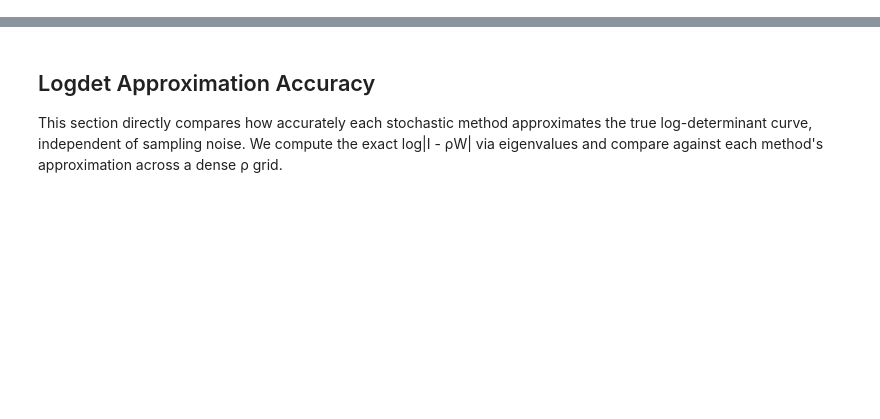
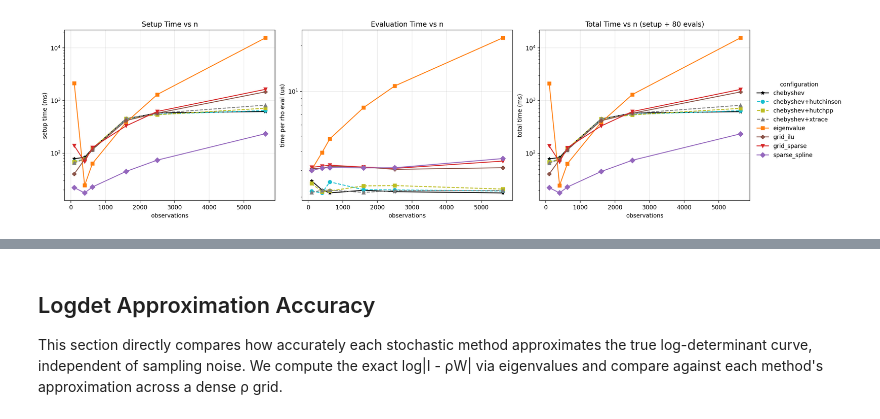
Before and after one commit to knaaptime/bayespecon, a Jupyter notebook: docs/source/user-guide/logdet_profiling.ipynb, the cells around one changed output, grey strips where cells are left out. Cells and saved outputs as stored; diff of their text form; code cells hidden in the pictures; blank space fills up the shorter version.

```diff
--- a/docs/source/user-guide/logdet_profiling.ipynb
+++ b/docs/source/user-guide/logdet_profiling.ipynb
@@ -185,37 +241,60 @@ res
 # %%
 if res.empty:
     raise RuntimeError("No profiling results were generated.")
 
-fig, axes = plt.subplots(1, 3, figsize=(16, 4.8), constrained_layout=True)
+# Distinct color + marker per profiled configuration.
+method_styles = {
+    "eigenvalue":              {"color": "#ff7f0e", "marker": "s", "linestyle": "-"},
+    "grid_sparse":             {"color": "#d62728", "marker": "v", "linestyle": "-"},
+    "sparse_spline":           {"color": "#9467bd", "marker": "D", "linestyle": "-"},
+    "grid_ilu":                {"color": "#8c564b", "marker": "P", "linestyle": "-"},
+    "chebyshev":               {"color": "#000000", "marker": "*", "linestyle": "-"},
+    "chebyshev+hutchinson":    {"color": "#17becf", "marker": "o", "linestyle": "--"},
+    "chebyshev+hutchpp":       {"color": "#bcbd22", "marker": "s", "linestyle": "--"},
+    "chebyshev+xtrace":        {"color": "#7f7f7f", "marker": "^", "linestyle": "--"},
+}
+
+fig, axes = plt.subplots(1, 3, figsize=(17, 4.8), constrained_layout=True)
 
 for method, grp in res.groupby("method"):
     grp = grp.sort_values("n_obs")
-    axes[0].plot(grp["n_obs"], grp["setup_ms"], marker="o", label=method)
-    axes[1].plot(grp["n_obs"], grp["eval_us"], marker="o", label=method)
-    axes[2].plot(grp["n_obs"], grp["total_ms"], marker="o", label=method)
+    style = method_styles.get(method, {"marker": "o"})
+    axes[0].plot(grp["n_obs"], grp["setup_ms"], label=method, **style)
+    axes[1].plot(grp["n_obs"], grp["eval_us"], label=method, **style)
+    axes[2].plot(grp["n_obs"], grp["total_ms"], label=method, **style)
 
 axes[0].set_title("Setup Time vs n")
 axes[0].set_xlabel("observations")
 axes[0].set_ylabel("setup time (ms)")
 axes[0].set_yscale("log")
 axes[0].grid(True, alpha=0.3)
 
 axes[1].set_title("Evaluation Time vs n")
 axes[1].set_xlabel("observations")
 axes[1].set_ylabel("time per rho eval (us)")
 axes[1].set_yscale("log")
 axes[1].grid(True, alpha=0.3)
 
 axes[2].set_title(f"Total Time vs n (setup + {cfg.eval_points} evals)")
 axes[2].set_xlabel("observations")
 axes[2].set_ylabel("total time (ms)")
 axes[2].set_yscale("log")
 axes[2].grid(True, alpha=0.3)
 
-for ax in axes:
-    ax.legend()
+# Single shared legend to the right of the figure so it doesn't crowd the panels.
+handles, labels = axes[0].get_legend_handles_labels()
+fig.legend(
+    handles,
+    labels,
+    loc="center left",
+    bbox_to_anchor=(1.0, 0.5),
+    frameon=False,
+    title="configuration",
+)
 
 plt.show()
+# %% [output]
+[figure, added]
 # %%
 summary = res.pivot_table(
     index="n_obs", columns="method", values=["setup_ms", "eval_us", "total_ms"]
```
Also changed, not shown: parts of 9 cells of this notebook, 10 other files.
